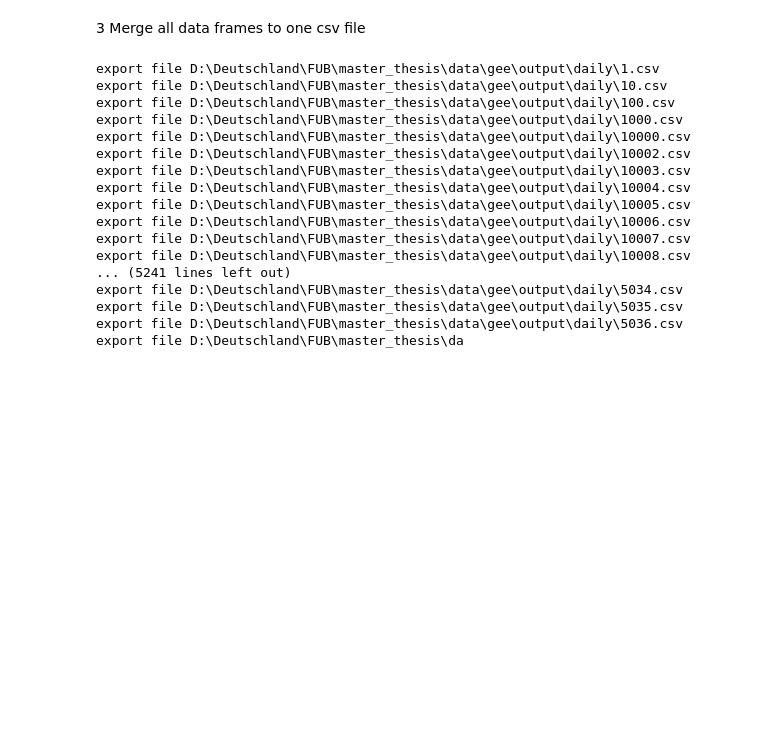
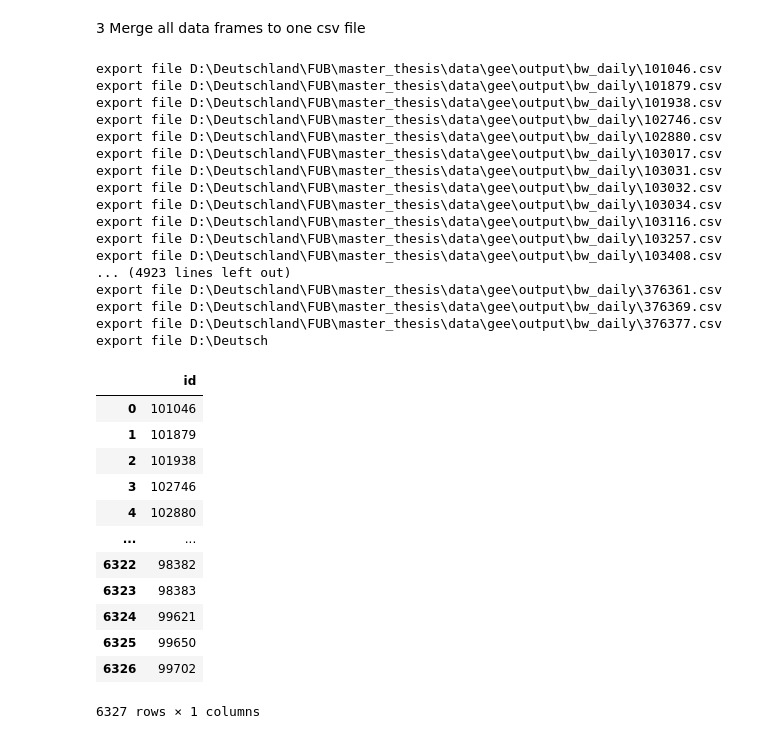
Before and after one commit to JKfuberlin/SITS-NN-Classification, a Jupyter notebook: notebook/s2_data.ipynb, the cells around one changed output. Saved outputs shown, nothing was run; the diff lists cells and outputs as text; code cells hidden in the pictures; blank space fills up the shorter version.

```diff
--- a/notebook/s2_data.ipynb
+++ b/notebook/s2_data.ipynb
@@ -24,6 +24,5 @@ def shuffle(df:pd.DataFrame, ref:pd.DataFrame) -> pd.DataFrame:
     """Pre-processing of each input time series data"""
     df = df[~df.index.duplicated(keep='last')]
     df = pd.merge(df, ref, how='right', on='date')
-    df.drop(columns=['count', 'B9','spacecraft_id', 'id'], inplace=True)
-    # df.dropna(axis=0, how='any', inplace=True)
+    df.drop(columns=['count','spacecraft_id', 'id'], inplace=True)
     return df
@@ -117,46 +133,52 @@ export file D:\Deutschland\FU
 # %%
 def merge_data_frame() -> pd.DataFrame:
     """Merge all data frames to one csv file"""
-    data_frames = []
     dates = csv.load(date_path, 'date', True)
+    merged = pd.DataFrame(columns=['id'])
     # add each csv file to input list as data frame
     for file in files:
         if file.endswith(".csv"):
             in_path = os.path.join(INPUT_DIR, file)
             df = csv.load(in_path, 'date', True)
-            # df.drop(columns=['B9','spacecraft_id', 'id'], inplace=True)
+            id = df.iloc[0, 11]
+            merged.loc[len(merged.index)] = [id]
             # pre-process
             df = shuffle(df, dates)
             df = zero_padding(df)
-            # df = monthly_mean_interpolate(df)
-            # reshape columns to one row
-            # df = reshape(df)
-            data_frames.append(df)
             # export each new csv file
             out_path = os.path.join(DATA_DIR, file[5:])
             csv.export(df, out_path, True)
-    # output = pd.concat(data_frames, ignore_index=True)
-    # export_csv_file(output, merge_path, False)
-    # return output
+    csv.export(merged, merge_path, False)
+    return merged
+merge_data_frame()
+# %% [output]
+export file D:\Deutschland\FUB\master_thesis\data\gee\output\bw_daily\101046.csv
+export file D:\Deutschland\FUB\master_thesis\data\gee\output\bw_daily\101879.csv
+export file D:\Deutschland\FUB\master_thesis\data\gee\output\bw_daily\101938.csv
+export file D:\Deutschland\FUB\master_thesis\data\gee\output\bw_daily\102746.csv
+export file D:\Deutschland\FUB\master_thesis\data\gee\output\bw_daily\102880.csv
+export file D:\Deutschland\FUB\master_thesis\data\gee\output\bw_daily\103017.csv
+export file D:\Deutschland\FUB\master_thesis\data\gee\output\bw_daily\103031.csv
+export file D:\Deutschland\FUB\master_thesis\data\gee\output\bw_daily\103032.csv
+export file D:\Deutschland\FUB\master_thesis\data\gee\output\bw_daily\103034.csv
+export file D:\Deutschland\FUB\master_thesis\data\gee\output\bw_daily\103116.csv
+export file D:\Deutschland\FUB\master_thesis\data\gee\output\bw_daily\103257.csv
+export file D:\Deutschland\FUB\master_thesis\data\gee\output\bw_daily\103408.csv
+... (4923 lines left out)
+export file D:\Deutschland\FUB\master_thesis\data\gee\output\bw_daily\376361.csv
+export file D:\Deutschland\FUB\master_thesis\data\gee\output\bw_daily\376369.csv
+export file D:\Deutschland\FUB\master_thesis\data\gee\output\bw_daily\376377.csv
+export file D:\Deutsch
+|  | id |
+| 0 | 101046 |
+| 1 | 101879 |
+| 2 | 101938 |
+| 3 | 102746 |
+| 4 | 102880 |
+| ... | ... |
+| 6322 | 98382 |
+| 6323 | 98383 |
+| 6324 | 99621 |
+| 6325 | 99650 |
+| 6326 | 99702 |
+6327 rows × 1 columns
-# %%
-if __name__ == "__main__":
-    # count_dates()
-    merge_data_frame()
-# %% [output]
-export file D:\Deutschland\FUB\master_thesis\data\gee\output\daily\1.csv
-export file D:\Deutschland\FUB\master_thesis\data\gee\output\daily\10.csv
-export file D:\Deutschland\FUB\master_thesis\data\gee\output\daily\100.csv
-export file D:\Deutschland\FUB\master_thesis\data\gee\output\daily\1000.csv
-export file D:\Deutschland\FUB\master_thesis\data\gee\output\daily\10000.csv
-export file D:\Deutschland\FUB\master_thesis\data\gee\output\daily\10002.csv
-export file D:\Deutschland\FUB\master_thesis\data\gee\output\daily\10003.csv
-export file D:\Deutschland\FUB\master_thesis\data\gee\output\daily\10004.csv
-export file D:\Deutschland\FUB\master_thesis\data\gee\output\daily\10005.csv
-export file D:\Deutschland\FUB\master_thesis\data\gee\output\daily\10006.csv
-export file D:\Deutschland\FUB\master_thesis\data\gee\output\daily\10007.csv
-export file D:\Deutschland\FUB\master_thesis\data\gee\output\daily\10008.csv
-... (5241 lines left out)
-export file D:\Deutschland\FUB\master_thesis\data\gee\output\daily\5034.csv
-export file D:\Deutschland\FUB\master_thesis\data\gee\output\daily\5035.csv
-export file D:\Deutschland\FUB\master_thesis\data\gee\output\daily\5036.csv
-export file D:\Deutschland\FUB\master_thesis\da
```
Also changed, not shown: parts of 6 cells of this notebook, 41 other files.
